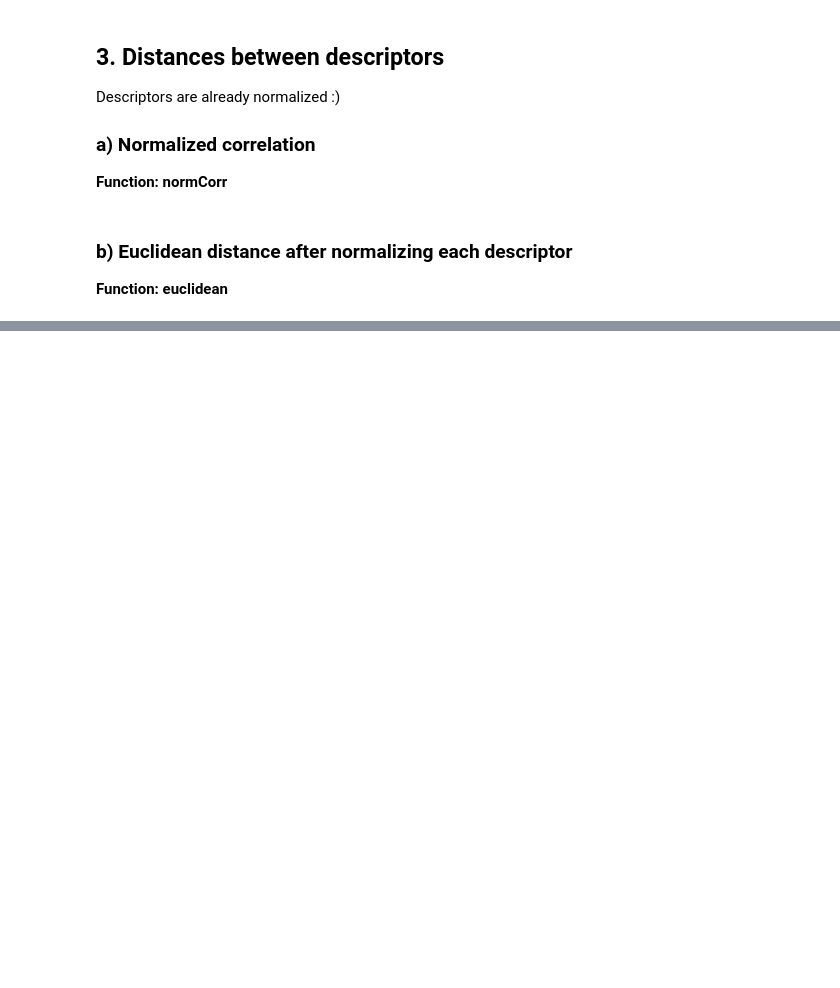
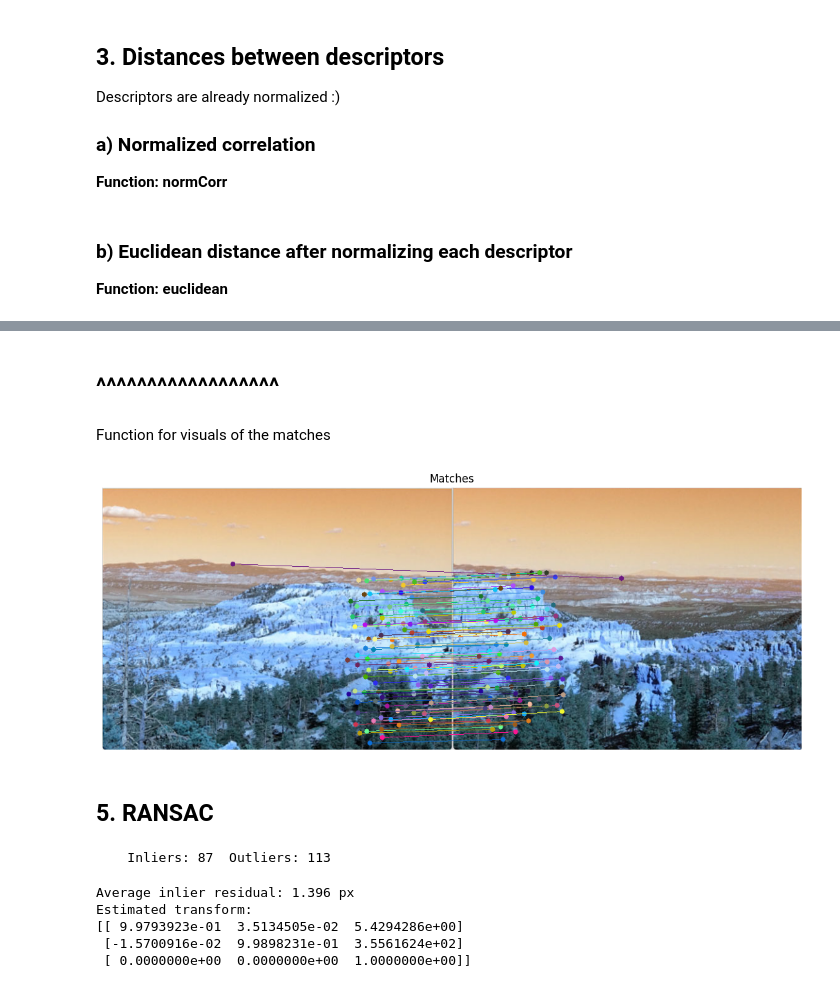
Before and after one commit to SarahSwinnen/Image-Stitching, a Jupyter notebook: stitching.ipynb, the cells around one changed output, grey strips where cells are left out. Cells and saved outputs as stored; diff of their text form; code cells hidden in the pictures; blank space fills up the shorter version.

```diff
--- a/stitching.ipynb
+++ b/stitching.ipynb
@@ -163,9 +164,9 @@ def normCorr(d1, d2):
 # %%
 def euclidean(d1, d2):
     d1sqr = np.sum(d1 ** 2, axis=1, keepdims=True)
-    d2sqr = np.sum(d2 ** 2, axis=1, keepdims=True)
+    d2sqr = np.sum(d2 ** 2, axis=1, keepdims=True).T
     distances = d1sqr + d2sqr - 2 * (d1 @ d2.T)
-    distances = np.maximum(distances)
+    distances = np.maximum(distances, 0.0)
     return np.sqrt(distances)
 # %% [markdown]
 ## 4. Best matches
@@ -172,0 +209,2 @@ def euclidean(d1, d2):
+# %% [markdown]
+## ^^^^^^^^^^^^^^^^^^
@@ -172,0 +218,46 @@ def euclidean(d1, d2):
+# %% [markdown]
+Function for visuals of the matches
+# %%
+def visualMatches(img1, img2, pts1, pts2, matches, max_show=100, title="Matches"):
+    h1, w1 = img1.shape[:2]
+    h2, w2 = img2.shape[:2]
+
+    canvas_h = max(h1, h2)
+    canvas_w = w1 + w2
+
+    if len(img1.shape) == 2:
+        img1_vis = cv2.cvtColor(img1, cv2.COLOR_GRAY2RGB)
+    else:
+        img1_vis = img1.copy()
+
+    if len(img2.shape) == 2:
+        img2_vis = cv2.cvtColor(img2, cv2.COLOR_GRAY2RGB)
+    else:
+        img2_vis = img2.copy()
+
+    canvas = np.zeros((canvas_h, canvas_w, 3), dtype=np.uint8)
+    canvas[:h1, :w1] = img1_vis
+    canvas[:h2, w1:w1 + w2] = img2_vis
+
+    matches_to_show = matches[:max_show]
+
+    for (i, j, _) in matches_to_show:
+        x1, y1 = pts1[i].astype(int)
+        x2, y2 = pts2[j].astype(int)
+        color = tuple(np.random.randint(0, 255, size=3).tolist())
+
+        cv2.circle(canvas, (x1, y1), 4, color, -1)
+        cv2.circle(canvas, (x2 + w1, y2), 4, color, -1)
+        cv2.line(canvas, (x1, y1), (x2 + w1, y2), color, 1)
+
+    plt.figure(figsize=(14, 7))
+    plt.imshow(canvas)
+    plt.title(title)
+    plt.axis("off")
+    plt.show()
+# %%
+visualMatches(image1, image2, keypoints1, keypoints2, matches)
+# %% [output]
+[figure, added]
+# %% [markdown]
+## 5. RANSAC
@@ -172,0 +349,26 @@ def euclidean(d1, d2):
+# %%
+M, inlier_mask = ransac_affine(keypoints1, keypoints2, matches)
+n_in = int(inlier_mask.sum())
+n_out = int((~inlier_mask).sum())
+print(f"    Inliers: {n_in}  Outliers: {n_out}")
+
+if M is None:
+    raise ValueError("Ransac Fail")
+# %% [output]
+    Inliers: 87  Outliers: 113
+# %%
+# Residuals for inliers
+inlier_matches = [m for m, f in zip(matches, inlier_mask) if f]
+pts1_in = np.array([(keypoints1[m[0]][1], keypoints1[m[0]][0]) for m in inlier_matches])
+pts2_in = np.array([(keypoints2[m[1]][1], keypoints2[m[1]][0]) for m in inlier_matches])
+proj = applyAffine(M, pts2_in)
+residuals = np.linalg.norm(proj - pts1_in, axis=1)
+avg_residual = float(np.mean(residuals))
+print(f"Average inlier residual: {avg_residual:.3f} px")
+print(f"Estimated transform:\n{M}")
+# %% [output]
+Average inlier residual: 1.396 px
+Estimated transform:
+[[ 9.9793923e-01  3.5134505e-02  5.4294286e+00]
+ [-1.5700916e-02  9.9898231e-01  3.5561624e+02]
+ [ 0.0000000e+00  0.0000000e+00  1.0000000e+00]]
```
Also changed, not shown: parts of 19 cells of this notebook.
